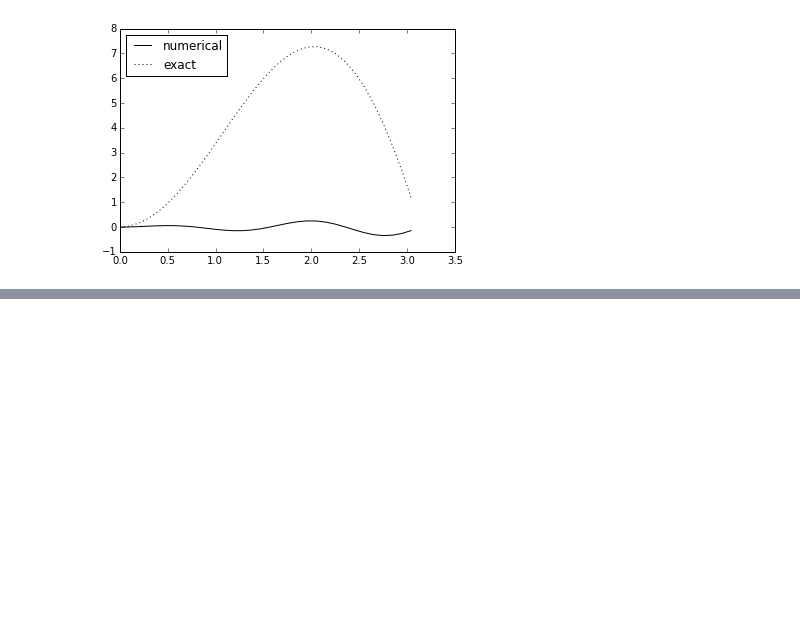
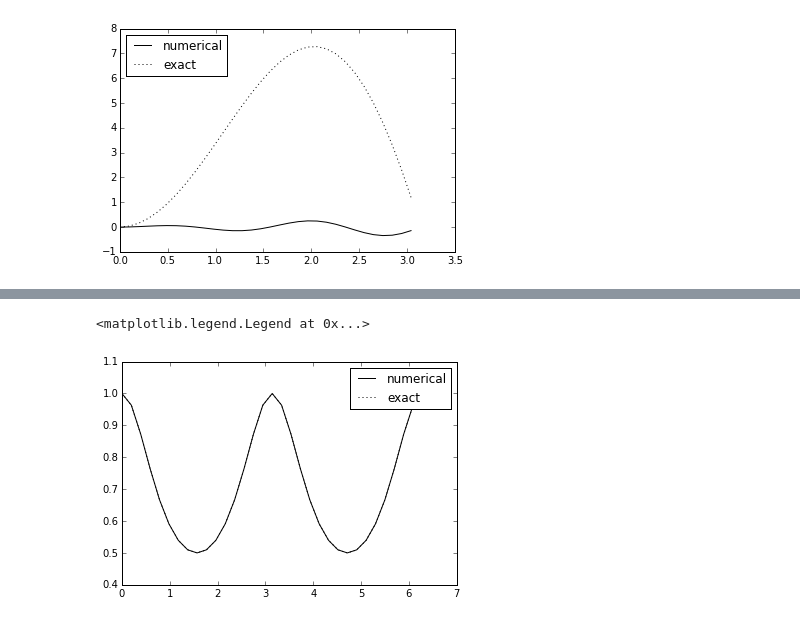
Before and after one commit to cdcooper84/fast_algorithms, a Jupyter notebook: spectral_BVP.ipynb, the cells around one changed output, grey strips where cells are left out. Cells and saved outputs as stored; diff of their text form; code cells hidden in the pictures; blank space fills up the shorter version.

```diff
--- a/spectral_BVP.ipynb
+++ b/spectral_BVP.ipynb
@@ -86,9 +86,7 @@ from math import pi
 %matplotlib inline
 
 def function_0(x):
-    return (8*numpy.cos(x)**2*numpy.sin(x)**2)/(1 + numpy.sin(x)**2)**3 \
-         - (2*numpy.cos(x)**2)/(1 + numpy.sin(x)**2)**2 \
-         + (2*numpy.sin(x)**2)/(1 + numpy.sin(x)**2)**2
+    return (4*(6*numpy.cos(2*x) + numpy.cos(4*x) - 3))/(numpy.cos(2*x) - 3)**3
 
 def function_0_exact(x):
     return 1./(1.+numpy.sin(x)**2)
@@ -110,7 +108,7 @@ def solve_poisson(x, h, N, RHS_function):
 
     U_k[0] = -h**2 * F_0_2prime/(8*pi**2/N**2)
 
-    u = numpy.fft.ifft(U_k) # u up to an additive constant
+    u = numpy.fft.ifft(U_k) # u up to an additive constant or linear function
 
     f_add = 1-u[0]
     u += f_add
@@ -245,0 +290,41 @@ pyplot.legend(loc='best')
+# %%
+def solve_poisson_spectral(x, N, RHS_function):
+
+    f = RHS_function(x)
+
+    F_k = numpy.fft.rfft(f)
+
+    k = numpy.arange(N/2+1)
+
+    U_k = numpy.zeros(N/2+1, dtype=complex)
+    U_k[1:] = -F_k[1:]/k[1:]**2
+
+    n = numpy.arange(N)
+    F_0_2prime = numpy.sum(-(2*pi*n/N)**2*f)
+
+    U_k[0] = -F_0_2prime/2.
+
+    u = numpy.fft.irfft(U_k) # u up to an additive constant or linear function
+
+    f_add = 1-u[0]
+    u += f_add
+
+    return u
+
+N = 32
+
+xmin = 0.
+xmax = 2*pi
+
+x = numpy.linspace(xmin, xmax, N, endpoint=False)
+
+u = solve_poisson_spectral(x, N, function_0)
+
+u_exact = function_0_exact(x)
+
+pyplot.plot(x, u, c='k', ls='-', label='numerical')
+pyplot.plot(x, u_exact, c='k', ls=':', label='exact')
+pyplot.legend(loc='best')
+# %% [output]
+<matplotlib.legend.Legend at 0x...>
+[figure, added]
```
Also changed, not shown: parts of 8 cells of this notebook.
